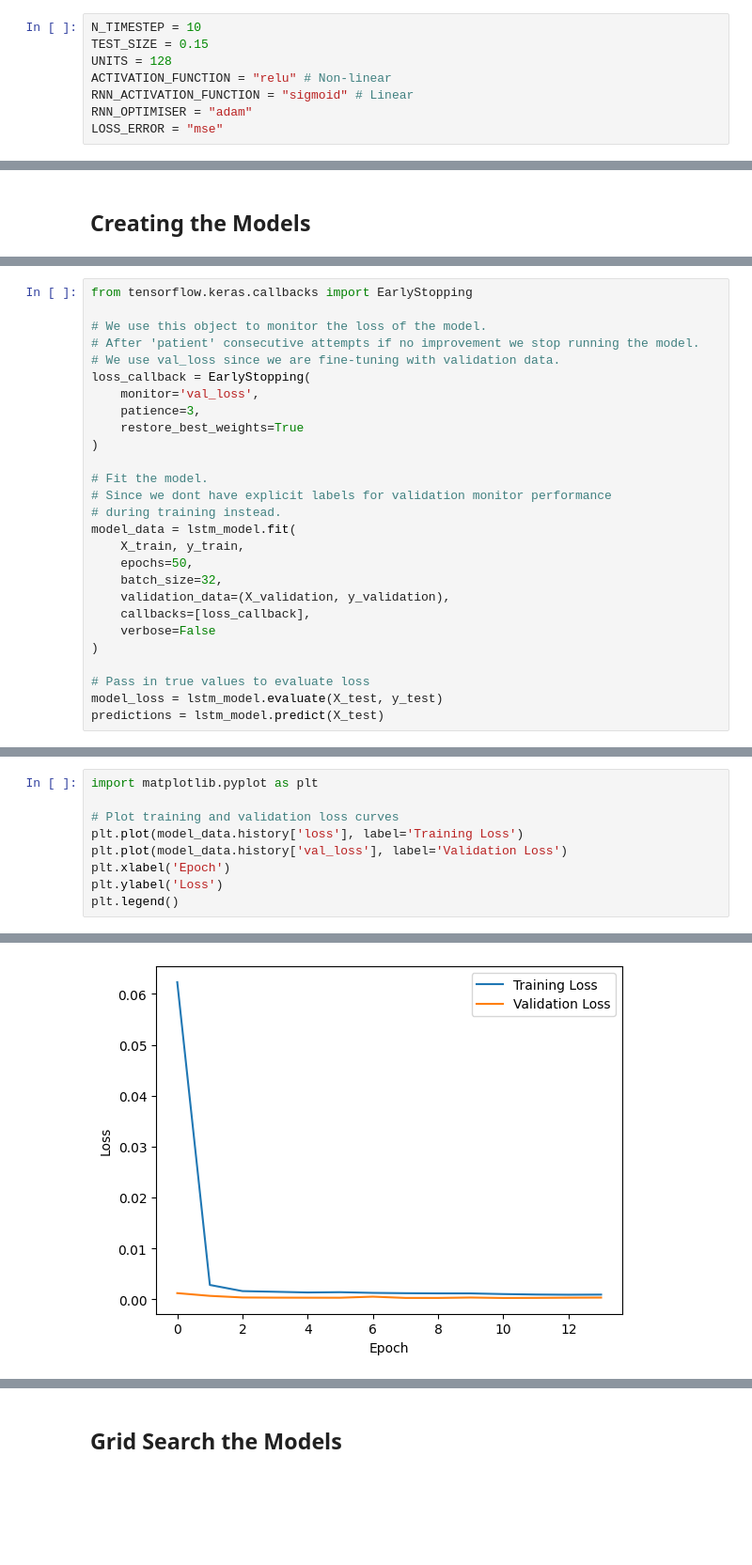
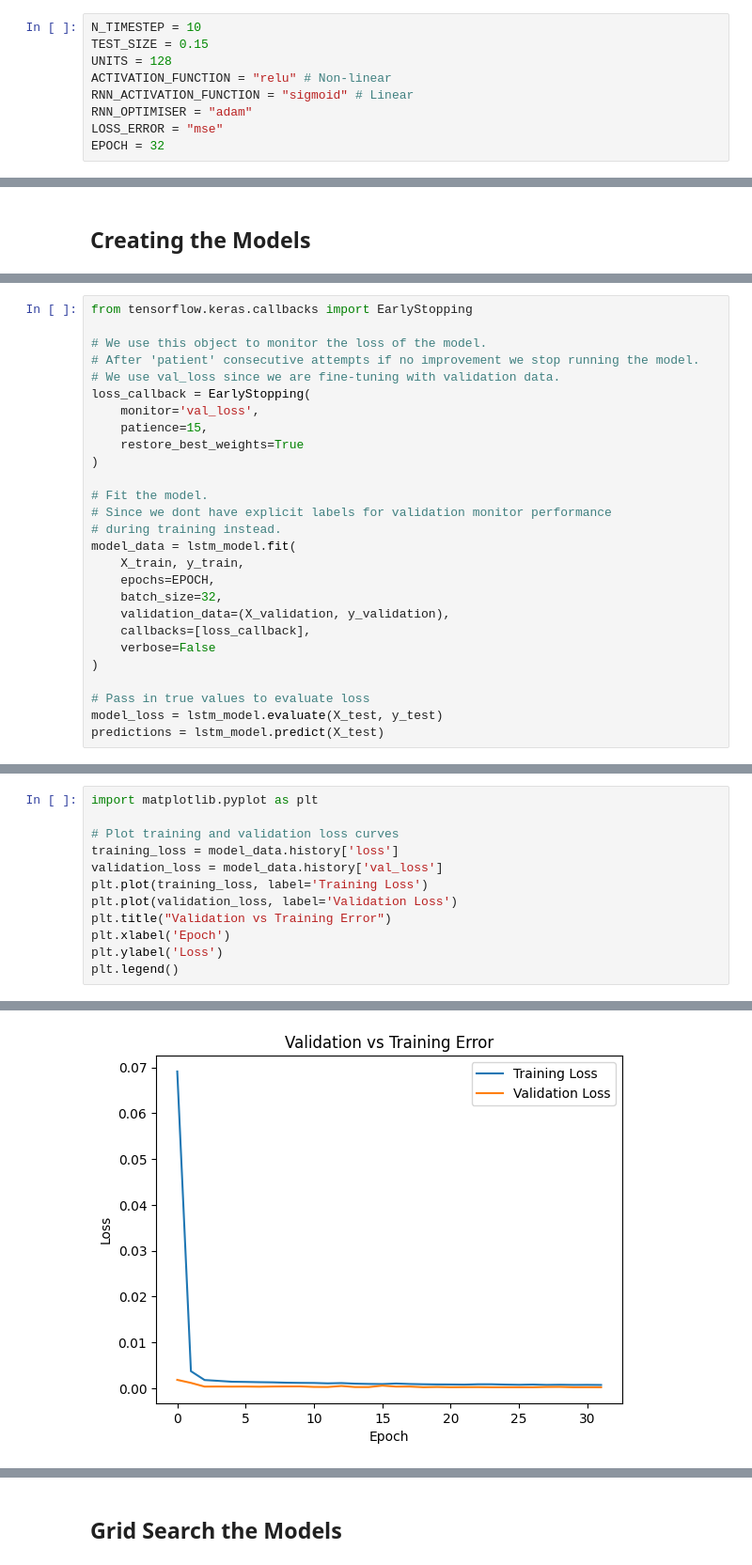
Before and after one commit to xLightless/uni-machine-learning, a Jupyter notebook: main.ipynb, the cells around one changed output, grey strips where cells are left out. Shown at 94% size. Saved outputs shown, nothing was run; the diff lists cells and outputs as text; blank space fills up the shorter version.

```diff
--- a/main.ipynb
+++ b/main.ipynb
@@ -61,6 +61,7 @@ ACTIVATION_FUNCTION = "relu" # Non-linear
 RNN_ACTIVATION_FUNCTION = "sigmoid" # Linear
 RNN_OPTIMISER = "adam"
 LOSS_ERROR = "mse"
+EPOCH = 32
 # %% [markdown]
 # Preprocessing our data
 # %%
@@ -268,7 +270,7 @@ from tensorflow.keras.callbacks import EarlyStopping
 # We use val_loss since we are fine-tuning with validation data.
 loss_callback = EarlyStopping(
     monitor='val_loss',
-    patience=3,
+    patience=15,
     restore_best_weights=True
 )
 
@@ -277,7 +279,7 @@ loss_callback = EarlyStopping(
 # during training instead.
 model_data = lstm_model.fit(
     X_train, y_train,
-    epochs=50,
+    epochs=EPOCH,
     batch_size=32,
     validation_data=(X_validation, y_validation),
     callbacks=[loss_callback],
@@ -294,8 +299,11 @@ predictions = lstm_model.predict(X_test)
 import matplotlib.pyplot as plt
 
 # Plot training and validation loss curves
-plt.plot(model_data.history['loss'], label='Training Loss')
-plt.plot(model_data.history['val_loss'], label='Validation Loss')
+training_loss = model_data.history['loss']
+validation_loss = model_data.history['val_loss']
+plt.plot(training_loss, label='Training Loss')
+plt.plot(validation_loss, label='Validation Loss')
+plt.title("Validation vs Training Error")
 plt.xlabel('Epoch')
 plt.ylabel('Loss')
 plt.legend()
@@ -304 +312 @@ plt.legend()
-[figure, old version]
+[figure, new version]
```
Also changed, not shown: parts of 8 cells of this notebook.
